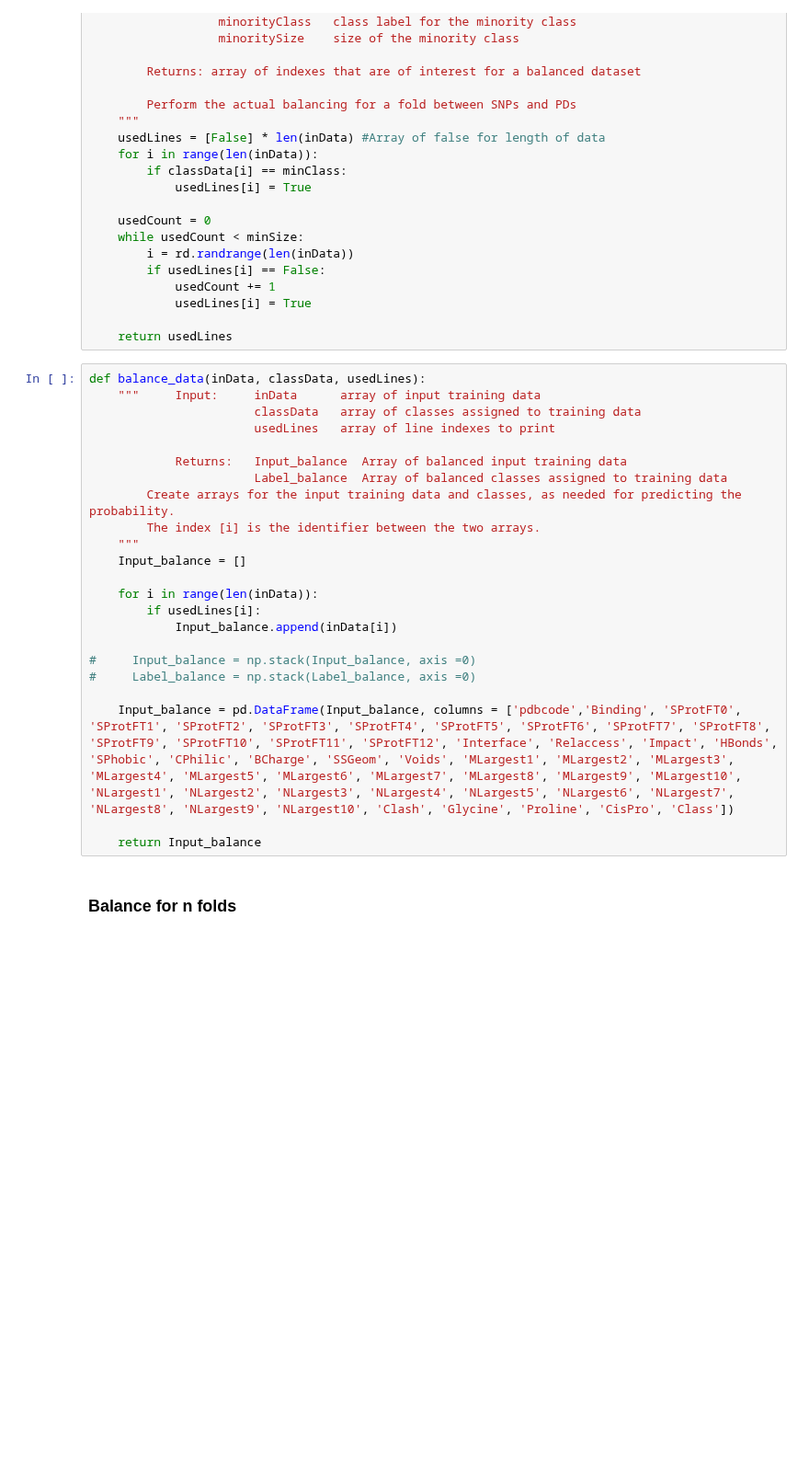
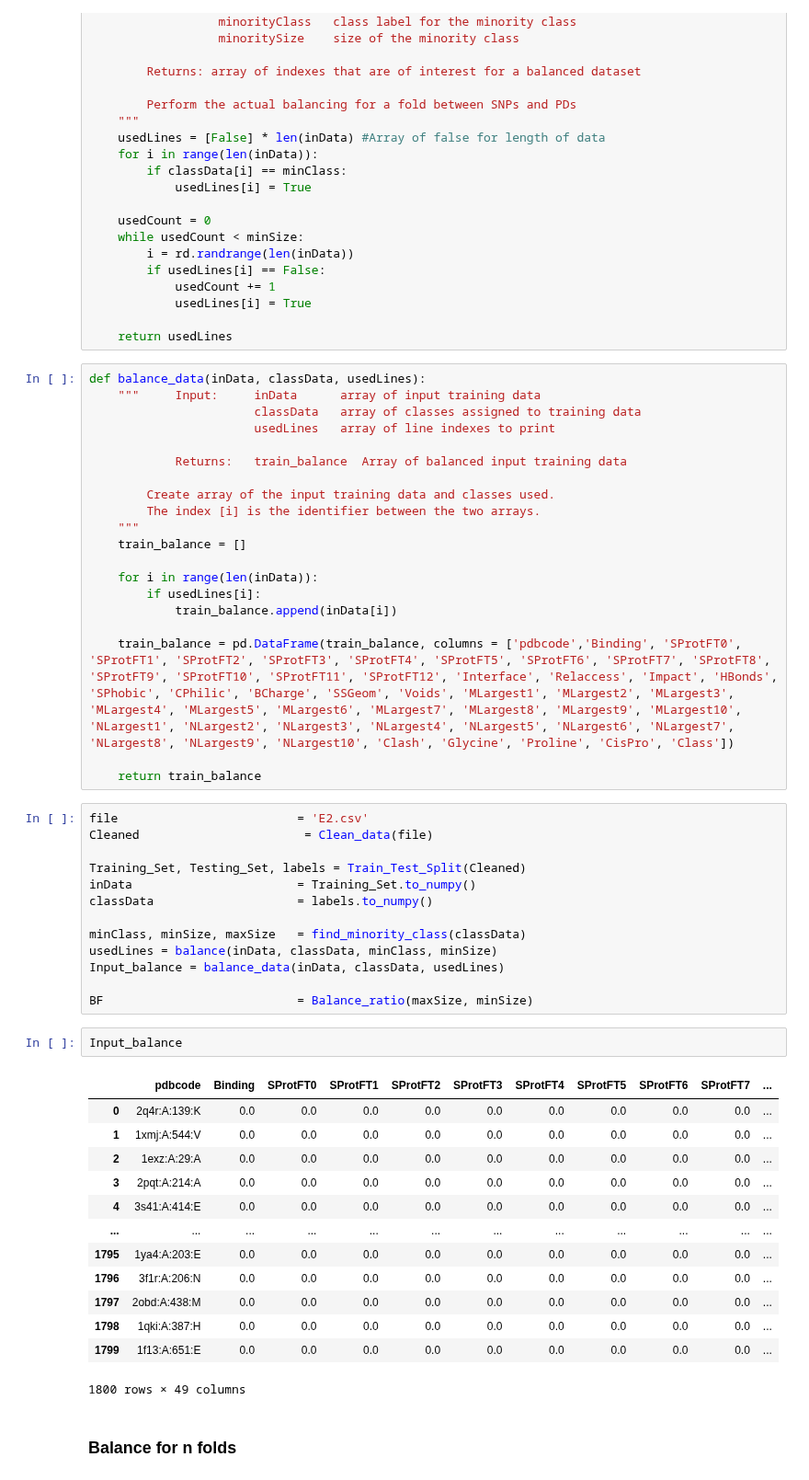
Before and after one commit to Shamin2512/SKL_E2, a Jupyter notebook: MutationClassification.ipynb, the cells around one changed output. Shown at 92% size. Cells and saved outputs as stored; diff of their text form; blank space fills up the shorter version.

Commit message:
Updated balance_data() function description. No longer stacks array

```diff
--- a/MutationClassification.ipynb
+++ b/MutationClassification.ipynb
@@ -184,22 +169,48 @@ def balance_data(inData, classData, usedLines):
                        classData   array of classes assigned to training data
                        usedLines   array of line indexes to print
 
-            Returns:   Input_balance  Array of balanced input training data
-                       Label_balance  Array of balanced classes assigned to training data
-        Create arrays for the input training data and classes, as needed for predicting the probability.
+            Returns:   train_balance  Array of balanced input training data
+
+        Create array of the input training data and classes used.
         The index [i] is the identifier between the two arrays.
     """
-    Input_balance = []
+    train_balance = []
 
     for i in range(len(inData)):
         if usedLines[i]:
-            Input_balance.append(inData[i])
+            train_balance.append(inData[i])
 
-#     Input_balance = np.stack(Input_balance, axis =0)
-#     Label_balance = np.stack(Label_balance, axis =0)
+    train_balance = pd.DataFrame(train_balance, columns = ['pdbcode','Binding', 'SProtFT0', 'SProtFT1', 'SProtFT2', 'SProtFT3', 'SProtFT4', 'SProtFT5', 'SProtFT6', 'SProtFT7', 'SProtFT8', 'SProtFT9', 'SProtFT10', 'SProtFT11', 'SProtFT12', 'Interface', 'Relaccess', 'Impact', 'HBonds', 'SPhobic', 'CPhilic', 'BCharge', 'SSGeom', 'Voids', 'MLargest1', 'MLargest2', 'MLargest3', 'MLargest4', 'MLargest5', 'MLargest6', 'MLargest7', 'MLargest8', 'MLargest9', 'MLargest10', 'NLargest1', 'NLargest2', 'NLargest3', 'NLargest4', 'NLargest5', 'NLargest6', 'NLargest7', 'NLargest8', 'NLargest9', 'NLargest10', 'Clash', 'Glycine', 'Proline', 'CisPro', 'Class'])
 
-    Input_balance = pd.DataFrame(Input_balance, columns = ['pdbcode','Binding', 'SProtFT0', 'SProtFT1', 'SProtFT2', 'SProtFT3', 'SProtFT4', 'SProtFT5', 'SProtFT6', 'SProtFT7', 'SProtFT8', 'SProtFT9', 'SProtFT10', 'SProtFT11', 'SProtFT12', 'Interface', 'Relaccess', 'Impact', 'HBonds', 'SPhobic', 'CPhilic', 'BCharge', 'SSGeom', 'Voids', 'MLargest1', 'MLargest2', 'MLargest3', 'MLargest4', 'MLargest5', 'MLargest6', 'MLargest7', 'MLargest8', 'MLargest9', 'MLargest10', 'NLargest1', 'NLargest2', 'NLargest3', 'NLargest4', 'NLargest5', 'NLargest6', 'NLargest7', 'NLargest8', 'NLargest9', 'NLargest10', 'Clash', 'Glycine', 'Proline', 'CisPro', 'Class'])
-
-    return Input_balance
+    return train_balance
+# %%
+file                         = 'E2.csv'
+Cleaned                       = Clean_data(file)
+
+Training_Set, Testing_Set, labels = Train_Test_Split(Cleaned)
+inData                       = Training_Set.to_numpy()
+classData                    = labels.to_numpy()
+
+minClass, minSize, maxSize   = find_minority_class(classData)
+usedLines = balance(inData, classData, minClass, minSize)
+Input_balance = balance_data(inData, classData, usedLines)
+
+BF                           = Balance_ratio(maxSize, minSize)
+# %%
+Input_balance
+# %% [output]
+|  | pdbcode | Binding | SProtFT0 | SProtFT1 | SProtFT2 | SProtFT3 | SProtFT4 | SProtFT5 | SProtFT6 | SProtFT7 | ... |
+| 0 | 2q4r:A:139:K | 0.0 | 0.0 | 0.0 | 0.0 | 0.0 | 0.0 | 0.0 | 0.0 | 0.0 | ... |
+| 1 | 1xmj:A:544:V | 0.0 | 0.0 | 0.0 | 0.0 | 0.0 | 0.0 | 0.0 | 0.0 | 0.0 | ... |
+| 2 | 1exz:A:29:A | 0.0 | 0.0 | 0.0 | 0.0 | 0.0 | 0.0 | 0.0 | 0.0 | 0.0 | ... |
+| 3 | 2pqt:A:214:A | 0.0 | 0.0 | 0.0 | 0.0 | 0.0 | 0.0 | 0.0 | 0.0 | 0.0 | ... |
+| 4 | 3s41:A:414:E | 0.0 | 0.0 | 0.0 | 0.0 | 0.0 | 0.0 | 0.0 | 0.0 | 0.0 | ... |
+| ... | ... | ... | ... | ... | ... | ... | ... | ... | ... | ... | ... |
+| 1795 | 1ya4:A:203:E | 0.0 | 0.0 | 0.0 | 0.0 | 0.0 | 0.0 | 0.0 | 0.0 | 0.0 | ... |
+| 1796 | 3f1r:A:206:N | 0.0 | 0.0 | 0.0 | 0.0 | 0.0 | 0.0 | 0.0 | 0.0 | 0.0 | ... |
+| 1797 | 2obd:A:438:M | 0.0 | 0.0 | 0.0 | 0.0 | 0.0 | 0.0 | 0.0 | 0.0 | 0.0 | ... |
+| 1798 | 1qki:A:387:H | 0.0 | 0.0 | 0.0 | 0.0 | 0.0 | 0.0 | 0.0 | 0.0 | 0.0 | ... |
+| 1799 | 1f13:A:651:E | 0.0 | 0.0 | 0.0 | 0.0 | 0.0 | 0.0 | 0.0 | 0.0 | 0.0 | ... |
+1800 rows × 49 columns
 # %% [markdown]
 ### Balance for n folds
```
Also changed, not shown: parts of 5 cells of this notebook.
